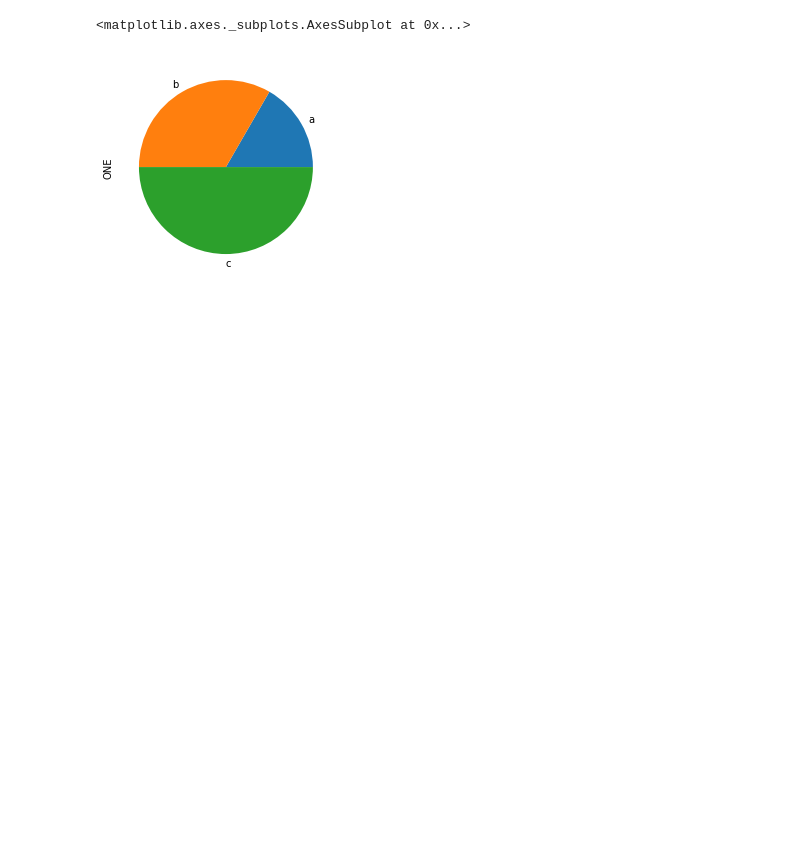
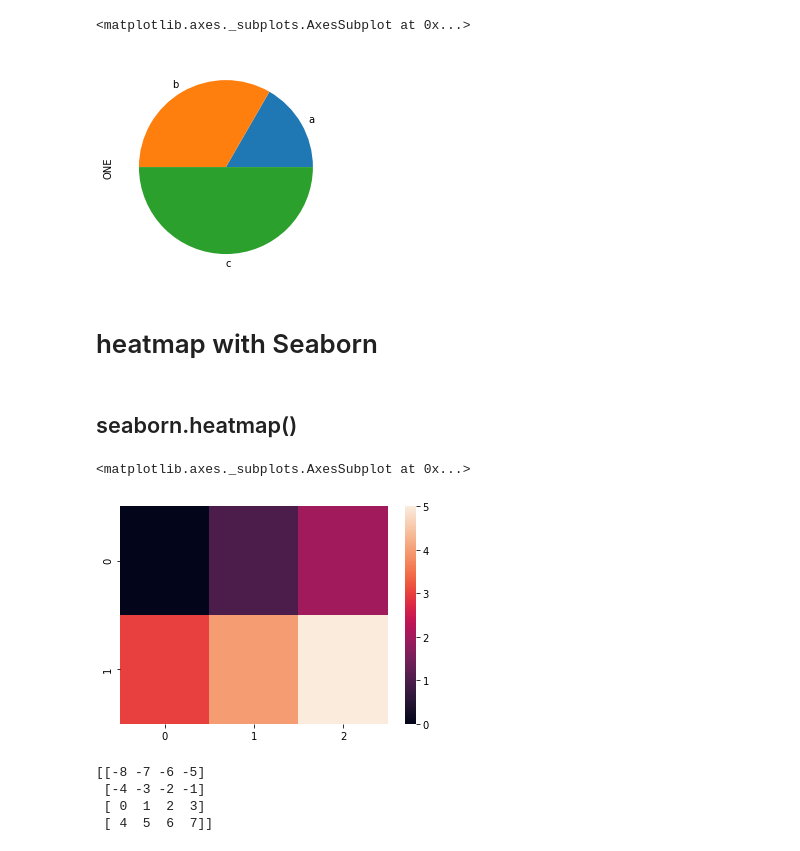
Before and after one commit to anko191/Python_Kaggle, a Jupyter notebook: pandas/pandas_showgraph.ipynb, the cells around one changed output. Saved outputs shown, nothing was run; the diff lists cells and outputs as text; code cells hidden in the pictures; blank space fills up the shorter version.

```diff
--- a/pandas/pandas_showgraph.ipynb
+++ b/pandas/pandas_showgraph.ipynb
@@ -292,3 +292,5 @@ df_pie['ONE'].plot.pie()
 # %% [output]
 <matplotlib.axes._subplots.AxesSubplot at 0x...>
 [figure]
+# %% [markdown]
+# heatmap with Seaborn
@@ -294,0 +303,8 @@ df_pie['ONE'].plot.pie()
+# %% [markdown]
+## seaborn.heatmap()
+# %%
+list_2d = [[0,1,2],[3,4,5]]
+sns.heatmap(list_2d)
+# %% [output]
+<matplotlib.axes._subplots.AxesSubplot at 0x...>
+[figure, added]
@@ -294,0 +316,8 @@ df_pie['ONE'].plot.pie()
+# %%
+arr_2d = np.arange(-8,8).reshape((4,4))
+print(arr_2d)
+# %% [output]
+[[-8 -7 -6 -5]
+ [-4 -3 -2 -1]
+ [ 0  1  2  3]
+ [ 4  5  6  7]]
```
Also changed, not shown: parts of 60 cells of this notebook.
